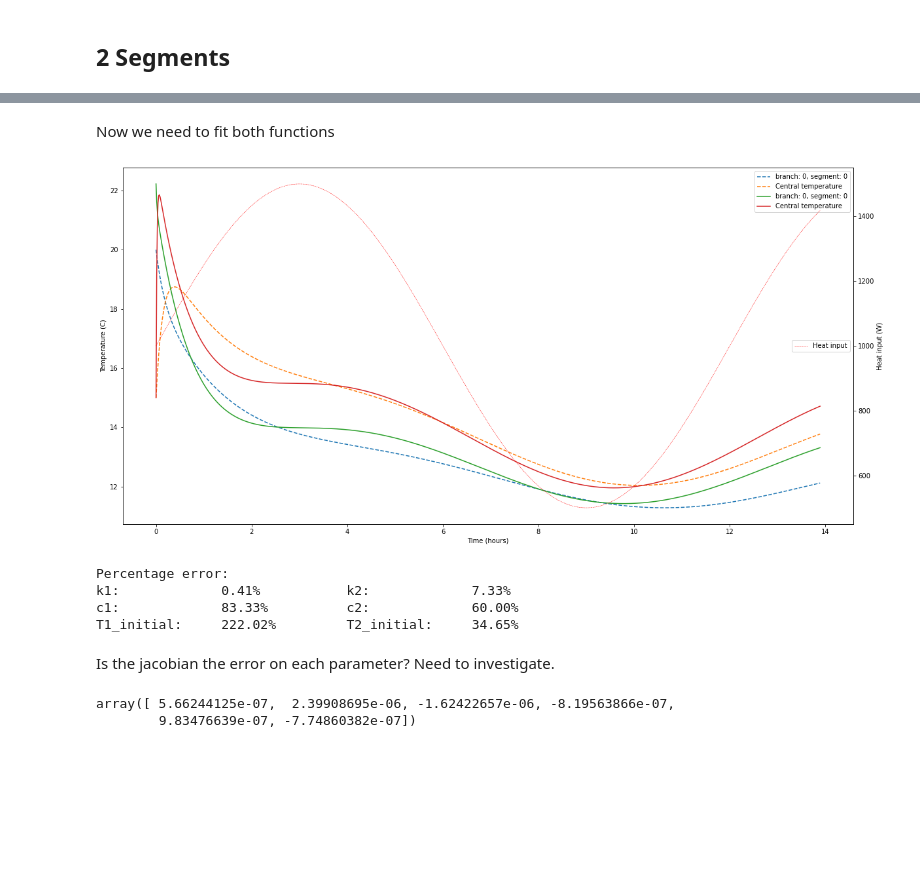
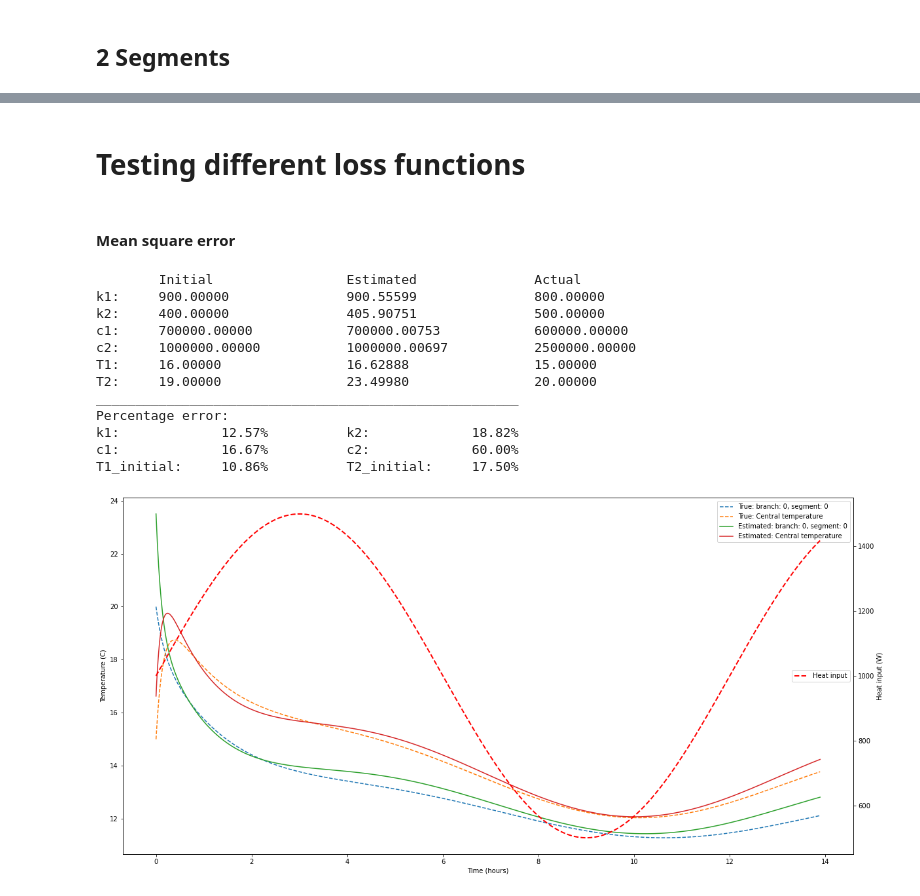
Before and after one commit to harry-rendell/building_simulation, a Jupyter notebook: param_estimation.ipynb, the cells around one changed output, grey strips where cells are left out. Cells and saved outputs as stored; diff of their text form; code cells hidden in the pictures; blank space fills up the shorter version.

Commit message:
comparing different loss functions

```diff
--- a/param_estimation.ipynb
+++ b/param_estimation.ipynb
@@ -65,21 +70,56 @@ def loss(params, method='mse'):
     Ts = np.transpose(Ts,axes=(1,2,0)) # New shape has (n_branches, n_segments, n_iterations)
 
     if method=='mse':
+        # mean square error
         error = np.mean((Ts_true - Ts) ** 2)
     elif method=='mad':
+        # mean absolute deviation
         error = np.mean(abs(Ts_true-Ts))
+    elif method=='lae':
+        # least absolute error
+        error = np.sum(abs(Ts_true-Ts))
+    elif method=='sse':
+        # sum of squares error
+        error = np.sum((Ts_true - Ts) ** 2)
     else:
         raise ValueError('Method not supported')
 
     return error
 # %%
 # Initial guesses for scipy.optimize.minimize
-k0 = [800.0, 500.0]
-c0 = [1e5, 1e6]
-T0 = [14.0, 15.0]
-params = np.array([*k0, *c0, *T0])
-mse = loss(params)
+k0 = [900.0, 400.0]
+c0 = [7e5, 1e6]
+T0 = [16.0, 19.0]
+initial_params = np.array([*k0, *c0, *T0])
-# %% [markdown]
-Now we need to fit both functions
+# %% [markdown]
+# Testing different loss functions
+# %% [markdown]
+#### Mean square error
 # %%
-result = minimize(loss, x0=params, args=('mad'), bounds=((1e2,1e3),(1e2,1e3),(1e5,1e6),(1e6,3e6),(10,30),(10,30)))
+result = minimize(loss, x0=initial_params, args=('mse'), bounds=((1e2,1e3),(1e2,1e3),(1e5,1e6),(1e6,3e6),(10,30),(10,30)))
+k_est, c_est, T_est = result['x'].reshape((3,2))
+sys_est = model_ND('Estimated',k_est, c_est, T_est, T_out, heatinput)
+Ts_est, Qs = sys_est.run(times=times, func_Q_in=func_Q_in)
+
+
+fig, ax = sys_nd.plot(ls='--')
+fig, ax= sys_est.plot(figax=(fig, ax), show_heating=False)
+
+frac_error = abs((result['x'] - true_params)/true_params * 100)
+print('\tInitial\t\t\tEstimated\t\tActual\nk1:\t{:.5f}\t\t{:.5f}\t\t{:.5f}\nk2:\t{:.5f}\t\t{:.5f}\t\t{:.5f}\nc1:\t{:.5f}\t\t{:.5f}\t\t{:.5f}\nc2:\t{:.5f}\t\t{:.5f}\t\t{:.5f}\nT1:\t{:.5f}\t\t{:.5f}\t\t{:.5f}\nT2:\t{:.5f}\t\t{:.5f}\t\t{:.5f}'.format(*np.ravel([initial_params,result['x'],true_params],'F')))
+print('_'*54)
+print('Percentage error:\nk1:\t\t{:.2f}%\t\tk2:\t\t{:.2f}%\nc1:\t\t{:.2f}%\t\tc2:\t\t{:.2f}%\nT1_initial:\t{:.2f}%\t\tT2_initial:\t{:.2f}%'.format(*frac_error))
+# %% [output]
+        Initial                 Estimated               Actual
+k1:     900.00000               900.55599               800.00000
+k2:     400.00000               405.90751               500.00000
+c1:     700000.00000            700000.00753            600000.00000
+c2:     1000000.00000           1000000.00697           2500000.00000
+T1:     16.00000                16.62888                15.00000
+T2:     19.00000                23.49980                20.00000
+______________________________________________________
+Percentage error:
+k1:             12.57%          k2:             18.82%
+c1:             16.67%          c2:             60.00%
+T1_initial:     10.86%          T2_initial:     17.50%
+[figure, added]
@@ -88,9 +125,0 @@ k_est, c_est, T_est = result['x'].reshape((3,2))
-# %%
-sys_est = model_ND(k_est, c_est, T_est, T_out, heatinput)
-Ts_est, Qs = sys_est.run(times=times, func_Q_in=func_Q_in)
-
-
-fig, ax = sys_nd.plot(ls='--')
-fig, ax= sys_est.plot(figax=(fig, ax), show_heating=False)
-# %% [output]
-[figure, removed]
@@ -99,14 +125,0 @@ frac_error = abs((result['x'] - true_params)/true_params * 100)
-# %%
-print('Percentage error:\nk1:\t\t{:.2f}%\t\tk2:\t\t{:.2f}%\nc1:\t\t{:.2f}%\t\tc2:\t\t{:.2f}%\nT1_initial:\t{:.2f}%\t\tT2_initial:\t{:.2f}%'.format(*frac_error))
-# %% [output]
-Percentage error:
-k1:             0.41%           k2:             7.33%
-c1:             83.33%          c2:             60.00%
-T1_initial:     222.02%         T2_initial:     34.65%
-# %% [markdown]
-Is the jacobian the error on each parameter? Need to investigate.
-# %%
-result['jac']
-# %% [output]
-array([ 5.66244125e-07,  2.39908695e-06, -1.62422657e-06, -8.19563866e-07,
-        9.83476639e-07, -7.74860382e-07])
```
Also changed, not shown: parts of 10 cells of this notebook.
